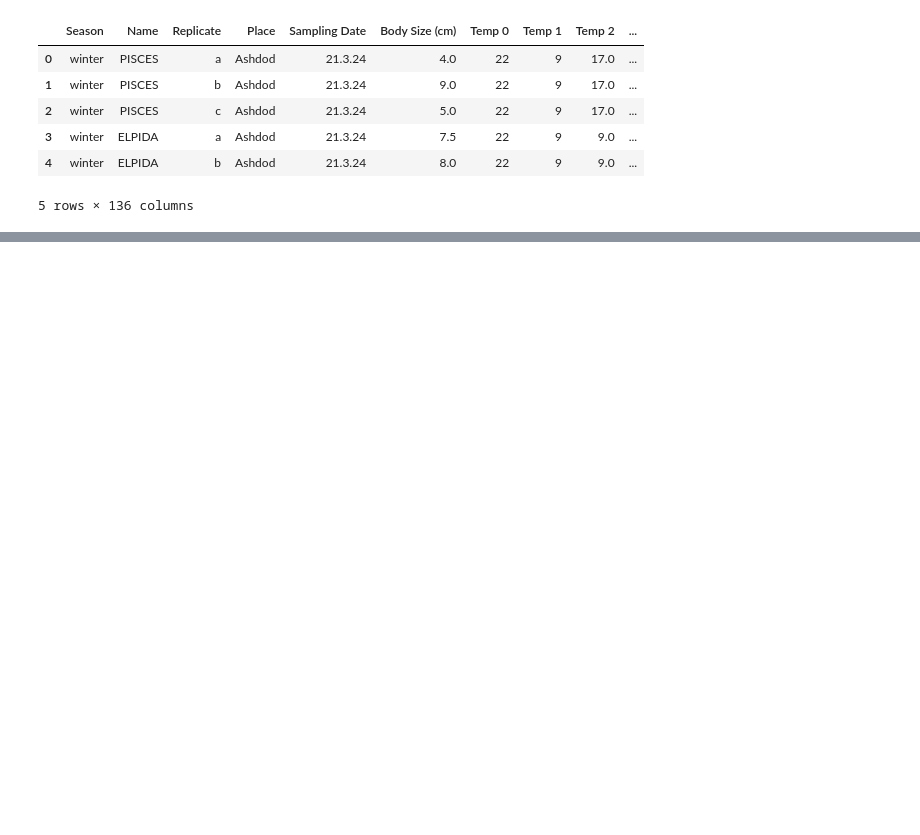
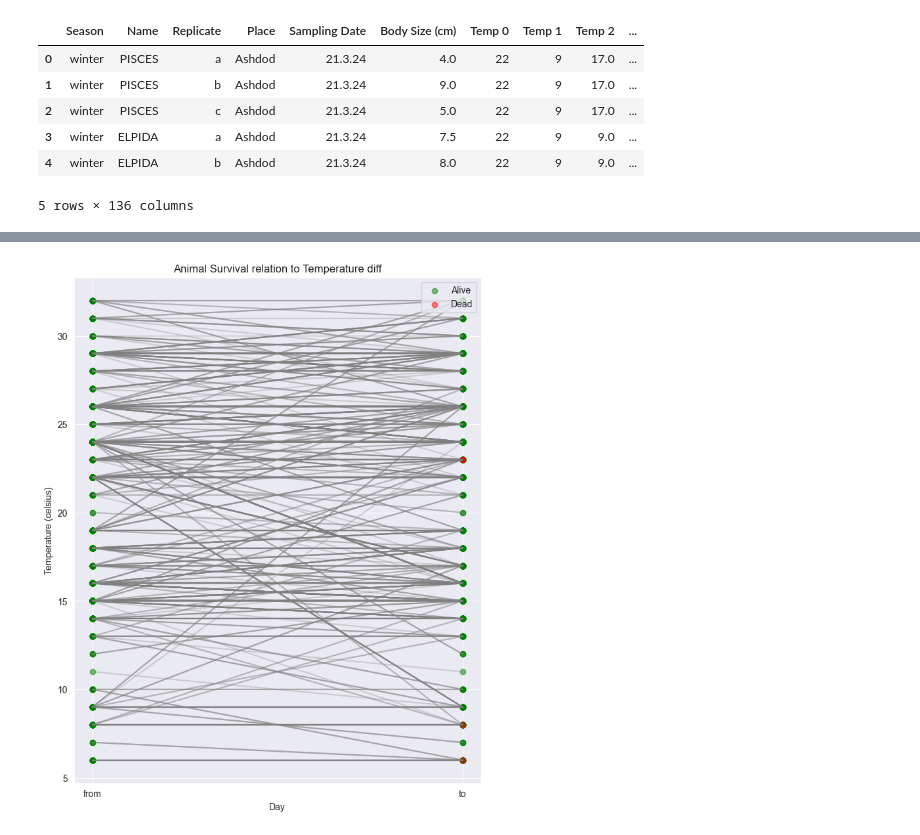
Before and after one commit to shimooper/AscidianVoyages, a Jupyter notebook: analyze_expirement_results/explore_data.ipynb, the cells around one changed output, grey strips where cells are left out. Drawn from its saved outputs; the diff is of its cells as text; code cells hidden in the pictures; blank space fills up the shorter version.

```diff
--- a/analyze_expirement_results/explore_data.ipynb
+++ b/analyze_expirement_results/explore_data.ipynb
@@ -95,0 +191,32 @@ plt.show()
+# %%
+import matplotlib.pyplot as plt
+
+plt.figure(figsize=(8, 10))
+lived_columns = ['Lived from', 'Lived to']
+temperature_columns = ['Temp from', 'Temp to']
+
+# Iterating through a subset of the data to plot timelines
+for index, row in new_df.iterrows():
+    survival = row[lived_columns].values
+    temperature = row[temperature_columns].values
+    days = ['from', 'to']
+
+    plt.plot(days, temperature, color='gray', alpha=0.3)  # Plot temperature line
+
+    alive_days = [day for day, status in zip(days, survival) if status == 1]
+    dead_days = [day for day, status in zip(days, survival) if status == 0]
+
+    alive_temps = [temp for temp, status in zip(temperature, survival) if status == 1]
+    dead_temps = [temp for temp, status in zip(temperature, survival) if status == 0]
+
+    plt.scatter(alive_days, alive_temps, color='green', alpha=0.5, label='Alive' if index == 0 else "")
+    plt.scatter(dead_days, dead_temps, color='red', alpha=0.5, label='Dead' if index == 0 else "")
+
+plt.title('Animal Survival relation to Temperature diff')
+plt.xlabel('Day')
+plt.ylabel('Temperature (celsius)')
+plt.legend(loc='upper right')
+plt.grid(True)
+plt.show()
+# %% [output]
+[figure, added]
```
Also changed, not shown: parts of 8 cells of this notebook, 7 other files.
